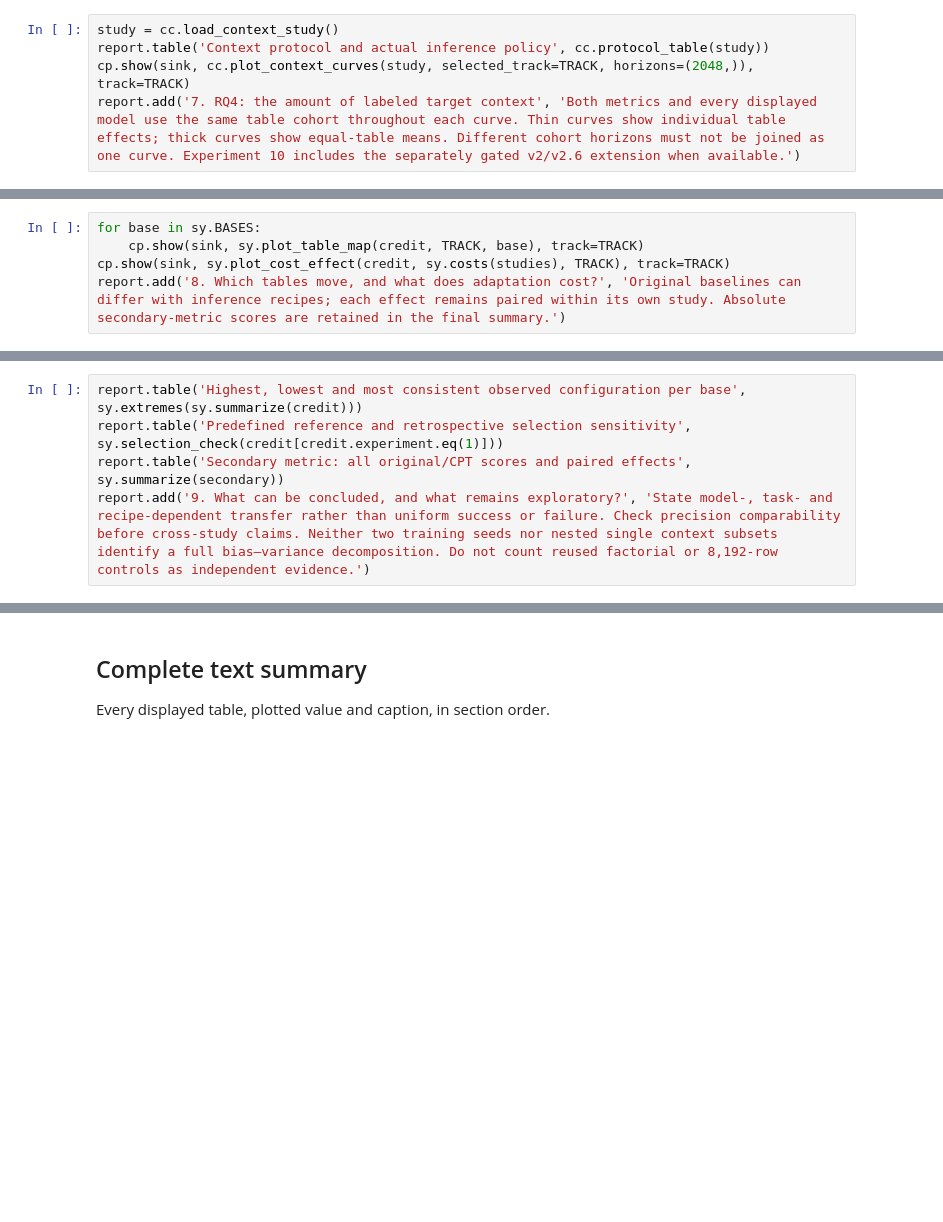
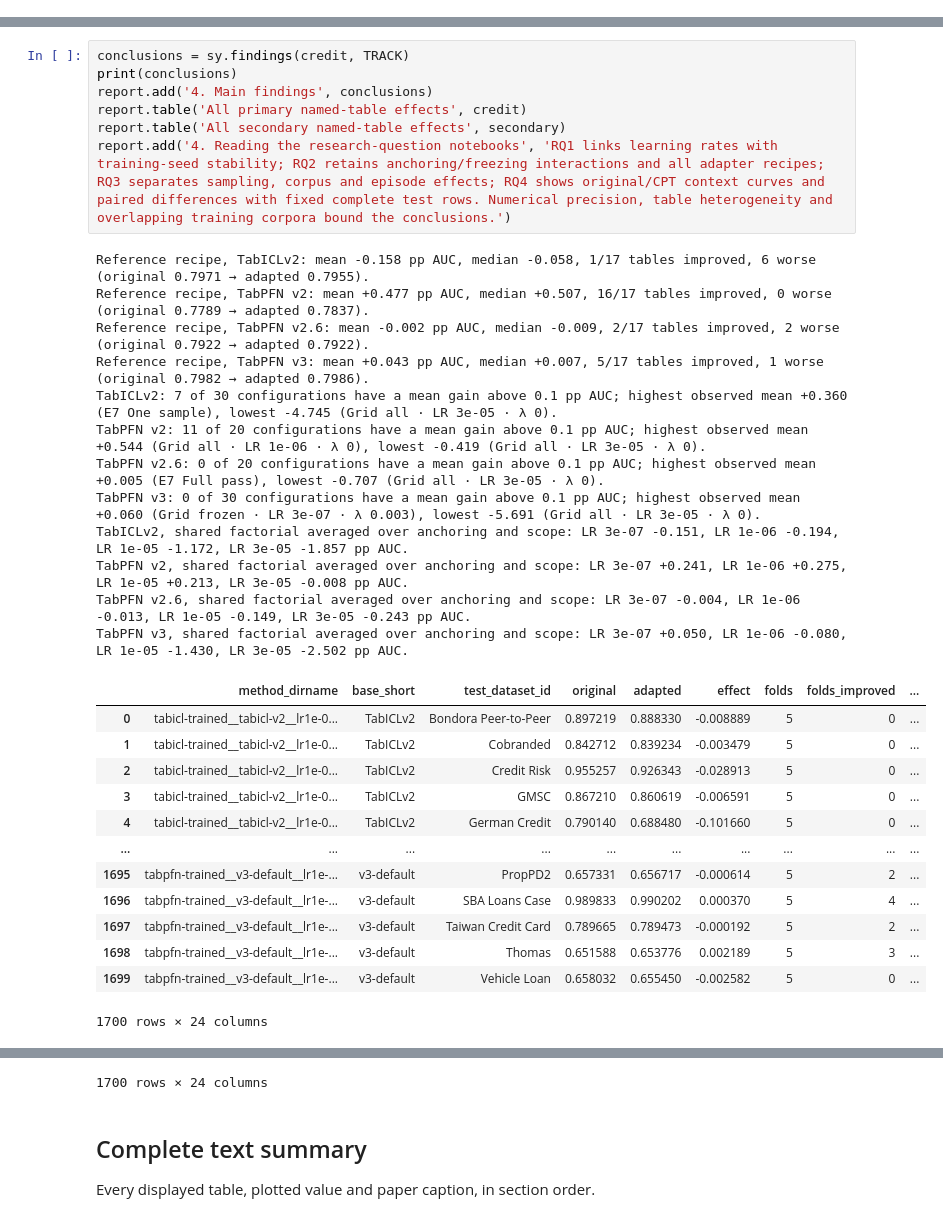
Before and after one commit to andreasgoethals/CreditPFN, a Jupyter notebook: notebooks/general/03_overview_pd.ipynb, the cells around one changed output, grey strips where cells are left out. Cells and saved outputs as stored; diff of their text form; blank space fills up the shorter version.

```diff
--- a/notebooks/general/03_overview_pd.ipynb
+++ b/notebooks/general/03_overview_pd.ipynb
@@ -222,5 +165,0 @@ Original and CPT absolute performance are shown beside their paired difference o
-# %%
-study = cc.load_context_study()
-report.table('Context protocol and actual inference policy', cc.protocol_table(study))
-cp.show(sink, cc.plot_context_curves(study, selected_track=TRACK, horizons=(2048,)), track=TRACK)
-report.add('7. RQ4: the amount of labeled target context', 'Both metrics and every displayed model use the same table cohort throughout each curve. Thin curves show individual table effects; thick curves show equal-table means. Different cohort horizons must not be joined as one curve. Experiment 10 includes the separately gated v2/v2.6 extension when available.')
@@ -246,5 +165,0 @@ The table maps retain named tables and outcome-independent arms. Training cost i
-# %%
-for base in sy.BASES:
-    cp.show(sink, sy.plot_table_map(credit, TRACK, base), track=TRACK)
-cp.show(sink, sy.plot_cost_effect(credit, sy.costs(studies), TRACK), track=TRACK)
-report.add('8. Which tables move, and what does adaptation cost?', 'Original baselines can differ with inference recipes; each effect remains paired within its own study. Absolute secondary-metric scores are retained in the final summary.')
@@ -270,5 +165,0 @@ The predefined reference is the interpretable starting point. The best observed
-# %%
-report.table('Highest, lowest and most consistent observed configuration per base', sy.extremes(sy.summarize(credit)))
-report.table('Predefined reference and retrospective selection sensitivity', sy.selection_check(credit[credit.experiment.eq(1)]))
-report.table('Secondary metric: all original/CPT scores and paired effects', sy.summarize(secondary))
-report.add('9. What can be concluded, and what remains exploratory?', 'State model-, task- and recipe-dependent transfer rather than uniform success or failure. Check precision comparability before cross-study claims. Neither two training seeds nor nested single context subsets identify a full bias–variance decomposition. Do not count reused factorial or 8,192-row controls as independent evidence.')
@@ -306,0 +170,33 @@ report.add('9. What can be concluded, and what remains exploratory?', 'State mod
+# %%
+conclusions = sy.findings(credit, TRACK)
+print(conclusions)
+report.add('4. Main findings', conclusions)
+report.table('All primary named-table effects', credit)
+report.table('All secondary named-table effects', secondary)
+report.add('4. Reading the research-question notebooks', 'RQ1 links learning rates with training-seed stability; RQ2 retains anchoring/freezing interactions and all adapter recipes; RQ3 separates sampling, corpus and episode effects; RQ4 shows original/CPT context curves and paired differences with fixed complete test rows. Numerical precision, table heterogeneity and overlapping training corpora bound the conclusions.')
+# %% [output]
+Reference recipe, TabICLv2: mean -0.158 pp AUC, median -0.058, 1/17 tables improved, 6 worse (original 0.7971 → adapted 0.7955).
+Reference recipe, TabPFN v2: mean +0.477 pp AUC, median +0.507, 16/17 tables improved, 0 worse (original 0.7789 → adapted 0.7837).
+Reference recipe, TabPFN v2.6: mean -0.002 pp AUC, median -0.009, 2/17 tables improved, 2 worse (original 0.7922 → adapted 0.7922).
+Reference recipe, TabPFN v3: mean +0.043 pp AUC, median +0.007, 5/17 tables improved, 1 worse (original 0.7982 → adapted 0.7986).
+TabICLv2: 7 of 30 configurations have a mean gain above 0.1 pp AUC; highest observed mean +0.360 (E7 One sample), lowest -4.745 (Grid all · LR 3e-05 · λ 0).
+TabPFN v2: 11 of 20 configurations have a mean gain above 0.1 pp AUC; highest observed mean +0.544 (Grid all · LR 1e-06 · λ 0), lowest -0.419 (Grid all · LR 3e-05 · λ 0).
+TabPFN v2.6: 0 of 20 configurations have a mean gain above 0.1 pp AUC; highest observed mean +0.005 (E7 Full pass), lowest -0.707 (Grid all · LR 3e-05 · λ 0).
+TabPFN v3: 0 of 30 configurations have a mean gain above 0.1 pp AUC; highest observed mean +0.060 (Grid frozen · LR 3e-07 · λ 0.003), lowest -5.691 (Grid all · LR 3e-05 · λ 0).
+TabICLv2, shared factorial averaged over anchoring and scope: LR 3e-07 -0.151, LR 1e-06 -0.194, LR 1e-05 -1.172, LR 3e-05 -1.857 pp AUC.
+TabPFN v2, shared factorial averaged over anchoring and scope: LR 3e-07 +0.241, LR 1e-06 +0.275, LR 1e-05 +0.213, LR 3e-05 -0.008 pp AUC.
+TabPFN v2.6, shared factorial averaged over anchoring and scope: LR 3e-07 -0.004, LR 1e-06 -0.013, LR 1e-05 -0.149, LR 3e-05 -0.243 pp AUC.
+TabPFN v3, shared factorial averaged over anchoring and scope: LR 3e-07 +0.050, LR 1e-06 -0.080, LR 1e-05 -1.430, LR 3e-05 -2.502 pp AUC.
+|  | method_dirname | base_short | test_dataset_id | original | adapted | effect | folds | folds_improved | ... |
+| 0 | tabicl-trained__tabicl-v2__lr1e-0... | TabICLv2 | Bondora Peer-to-Peer | 0.897219 | 0.888330 | -0.008889 | 5 | 0 | ... |
+| 1 | tabicl-trained__tabicl-v2__lr1e-0... | TabICLv2 | Cobranded | 0.842712 | 0.839234 | -0.003479 | 5 | 0 | ... |
+| 2 | tabicl-trained__tabicl-v2__lr1e-0... | TabICLv2 | Credit Risk | 0.955257 | 0.926343 | -0.028913 | 5 | 0 | ... |
+| 3 | tabicl-trained__tabicl-v2__lr1e-0... | TabICLv2 | GMSC | 0.867210 | 0.860619 | -0.006591 | 5 | 0 | ... |
+| 4 | tabicl-trained__tabicl-v2__lr1e-0... | TabICLv2 | German Credit | 0.790140 | 0.688480 | -0.101660 | 5 | 0 | ... |
+| ... | ... | ... | ... | ... | ... | ... | ... | ... | ... |
+| 1695 | tabpfn-trained__v3-default__lr1e-... | v3-default | PropPD2 | 0.657331 | 0.656717 | -0.000614 | 5 | 2 | ... |
+| 1696 | tabpfn-trained__v3-default__lr1e-... | v3-default | SBA Loans Case | 0.989833 | 0.990202 | 0.000370 | 5 | 4 | ... |
+| 1697 | tabpfn-trained__v3-default__lr1e-... | v3-default | Taiwan Credit Card | 0.789665 | 0.789473 | -0.000192 | 5 | 2 | ... |
+| 1698 | tabpfn-trained__v3-default__lr1e-... | v3-default | Thomas | 0.651588 | 0.653776 | 0.002189 | 5 | 3 | ... |
+| 1699 | tabpfn-trained__v3-default__lr1e-... | v3-default | Vehicle Loan | 0.658032 | 0.655450 | -0.002582 | 5 | 0 | ... |
+1700 rows × 24 columns
@@ -307,7 +215,8 @@ report.add('9. What can be concluded, and what remains exploratory?', 'State mod
+1700 rows × 24 columns
 # %% [markdown]
 ## Complete text summary
 
-Every displayed table, plotted value and caption, in section order.
+Every displayed table, plotted value and paper caption, in section order.
 # %%
 print(report.summary(sink))
 # %% [output]
```
Also changed, not shown: parts of 30 cells of this notebook, 59 other files.
